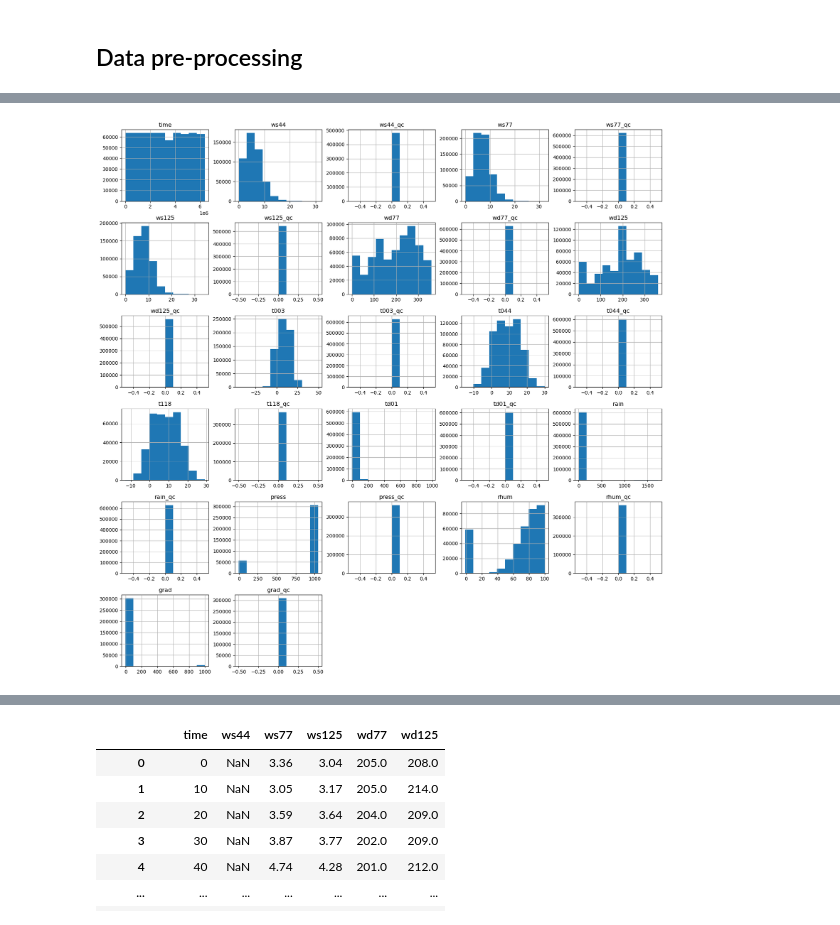
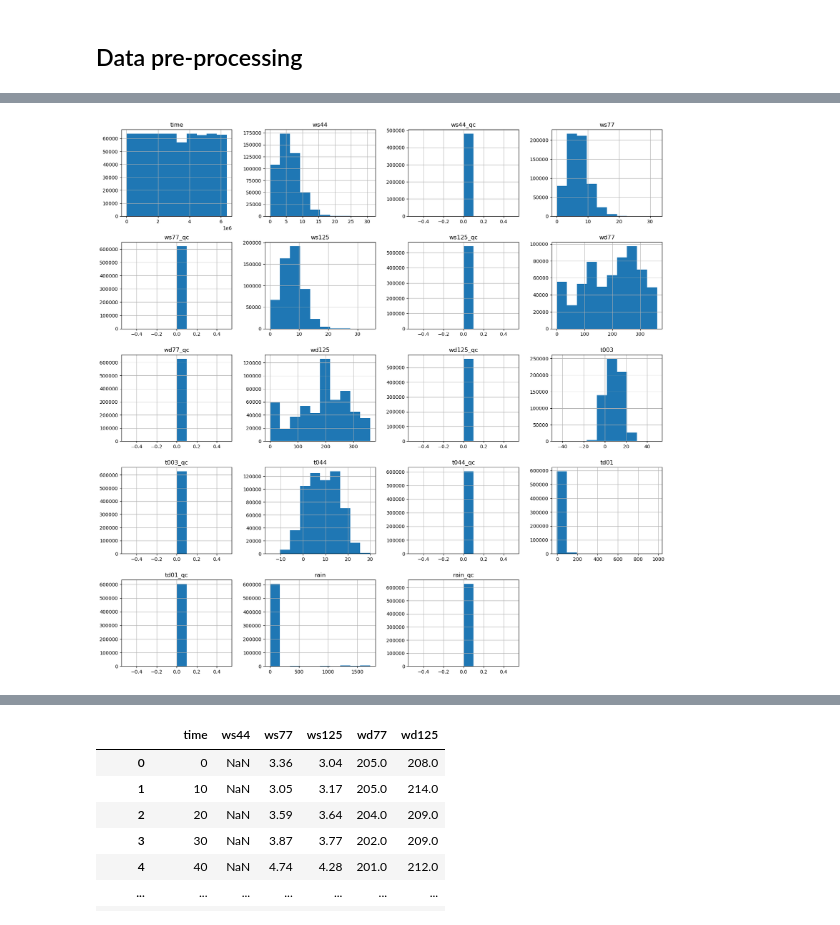
Before and after one commit to MAL-flowdemort/assignment_4, a Jupyter notebook: Assignment 4.ipynb, the cells around one changed output, grey strips where cells are left out. Cells and saved outputs as stored; diff of their text form; code cells hidden in the pictures.

```diff
--- a/Assignment 4.ipynb
+++ b/Assignment 4.ipynb
@@ -126,17 +119,0 @@ from sklearn.preprocessing import StandardScaler
-# %%
-import netCDF4 as nc
-
-file_path_risoe = 'Data/Risoe/risoe_m_all.nc'
-ncdata = nc.Dataset(file_path_risoe, 'r')
-
-# saving each variable to a list
-list = []
-for var_name in ncdata.variables:
-    list.append(var_name)
-
-# creating a dataframe with all the variables from nc dataset
-df = pd.DataFrame(columns=list)
-for var_name in ncdata.variables:
-    df[var_name] = ncdata[var_name][:]
-
-df.describe()
@@ -160,0 +197,13 @@ msno.matrix(df, figsize = (25, 6))
+# %%
+# Show heatmap of missing values
+plt.figure(figsize=(15, 8))
+sns.heatmap(df.isnull(), cbar=False, cmap='crest')
+plt.title('Missing Data Heatmap')
+plt.show()
+
+relevant = df.drop(columns=['t118', 't118_qc', 'press', 'press_qc', 'rhum', 'rhum_qc', 'grad', 'grad_qc'])
+# Show heatmap of missing values
+plt.figure(figsize=(15, 8))
+sns.heatmap(relevant.isnull(), cbar=False, cmap='crest')
+plt.title('Missing Data Heatmap')
+plt.show()
@@ -161,7 +213,7 @@ msno.matrix(df, figsize = (25, 6))
 # %%
-df.hist(figsize=(20,20))
+relevant.hist(figsize=(20,20))
 plt.show()
 # %% [output]
-[figure, old version]
+[figure, new version]
 # %%
 df_cols_to_drop = []
```
Also changed, not shown: parts of 26 cells of this notebook.
